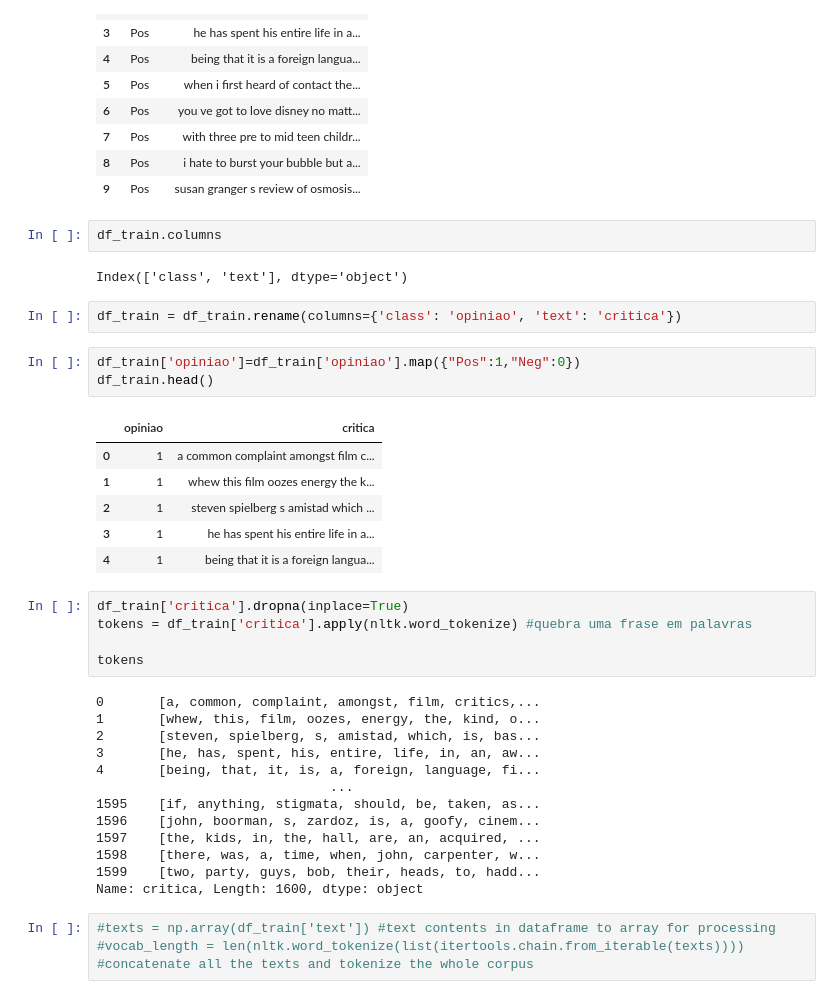
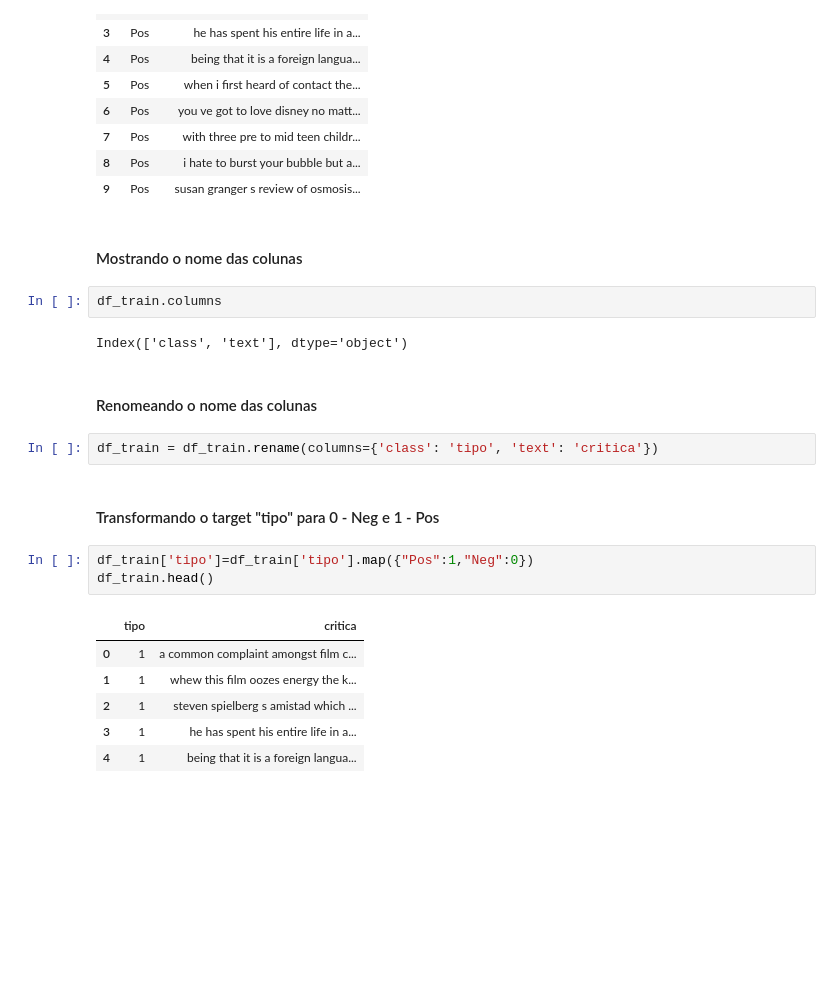
Before and after one commit to FabiadS/Trabalho-Topicos, a Jupyter notebook: trabalho.ipynb, the cells around one changed output. Saved outputs shown, nothing was run; the diff lists cells and outputs as text; blank space fills up the shorter version.

```diff
--- a/trabalho.ipynb
+++ b/trabalho.ipynb
@@ -28,40 +52,25 @@ df_train.head(10)
 | 7 | Pos | with three pre to mid teen childr... |
 | 8 | Pos | i hate to burst your bubble but a... |
 | 9 | Pos | susan granger s review of osmosis... |
+# %% [markdown]
+#### Mostrando o nome das colunas
 # %%
 df_train.columns
 # %% [output]
 Index(['class', 'text'], dtype='object')
+# %% [markdown]
+#### Renomeando o nome das colunas
 # %%
-df_train = df_train.rename(columns={'class': 'opiniao', 'text': 'critica'})
+df_train = df_train.rename(columns={'class': 'tipo', 'text': 'critica'})
+# %% [markdown]
+#### Transformando o target "tipo" para 0 - Neg e 1 - Pos
 # %%
-df_train['opiniao']=df_train['opiniao'].map({"Pos":1,"Neg":0})
+df_train['tipo']=df_train['tipo'].map({"Pos":1,"Neg":0})
 df_train.head()
 # %% [output]
-|  | opiniao | critica |
+|  | tipo | critica |
 | 0 | 1 | a common complaint amongst film c... |
 | 1 | 1 | whew this film oozes energy the k... |
 | 2 | 1 | steven spielberg s amistad which ... |
 | 3 | 1 | he has spent his entire life in a... |
 | 4 | 1 | being that it is a foreign langua... |
-# %%
-df_train['critica'].dropna(inplace=True)
-tokens = df_train['critica'].apply(nltk.word_tokenize) #quebra uma frase em palavras
-
-tokens
-# %% [output]
-0       [a, common, complaint, amongst, film, critics,...
-1       [whew, this, film, oozes, energy, the, kind, o...
-2       [steven, spielberg, s, amistad, which, is, bas...
-3       [he, has, spent, his, entire, life, in, an, aw...
-4       [being, that, it, is, a, foreign, language, fi...
-                              ...
-1595    [if, anything, stigmata, should, be, taken, as...
-1596    [john, boorman, s, zardoz, is, a, goofy, cinem...
-1597    [the, kids, in, the, hall, are, an, acquired, ...
-1598    [there, was, a, time, when, john, carpenter, w...
-1599    [two, party, guys, bob, their, heads, to, hadd...
-Name: critica, Length: 1600, dtype: object
-# %%
-#texts = np.array(df_train['text']) #text contents in dataframe to array for processing
-#vocab_length = len(nltk.word_tokenize(list(itertools.chain.from_iterable(texts)))) #concatenate all the texts and tokenize the whole corpus
```
Also changed, not shown: parts of 15 cells of this notebook.
